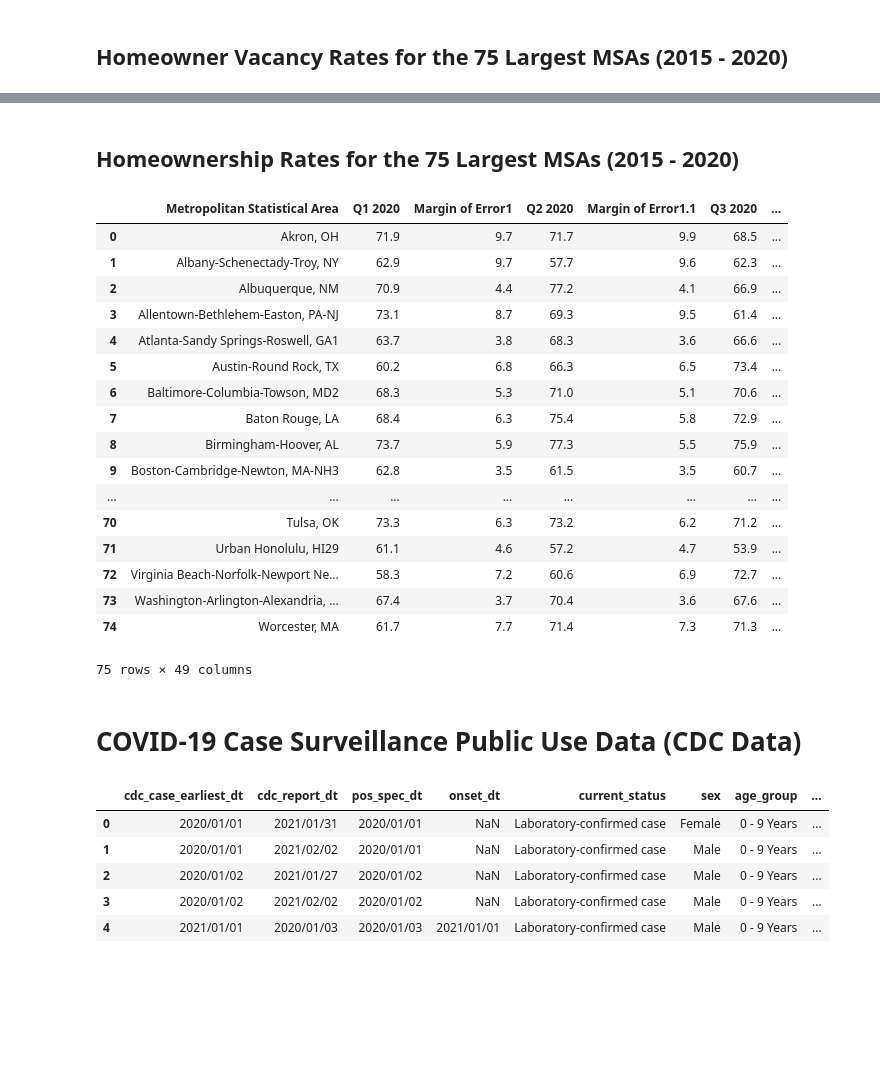
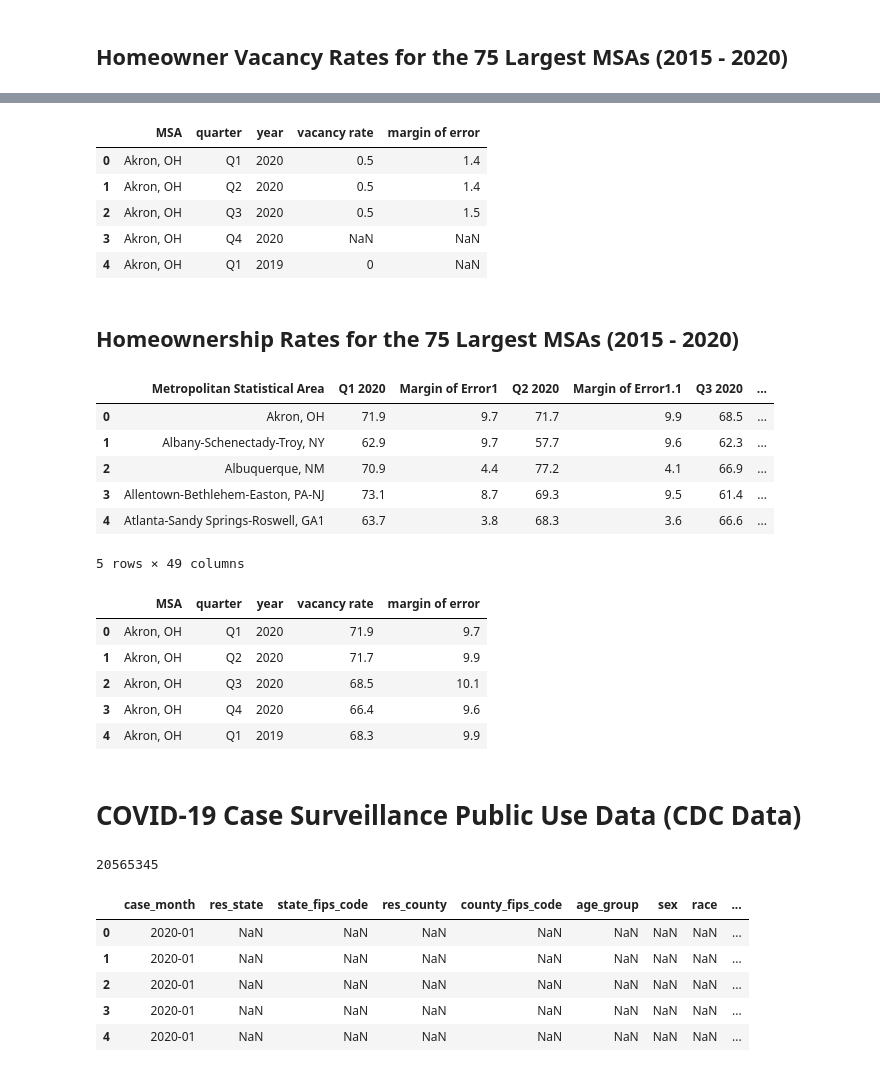
Before and after one commit to jamilao/housing-and-covid19, a Jupyter notebook: notebooks/census-and-covid.ipynb, the cells around one changed output, grey strips where cells are left out. Cells and saved outputs as stored; diff of their text form; code cells hidden in the pictures; blank space fills up the shorter version.

```diff
--- a/notebooks/census-and-covid.ipynb
+++ b/notebooks/census-and-covid.ipynb
@@ -134,35 +112,34 @@ hv_quarters_df.head()
+# %%
+hv_flat_df = flatten_df(homeowner_vacancy_df)
+hv_flat_df.head()
+# %% [output]
+|  | MSA | quarter | year | vacancy rate | margin of error |
+| 0 | Akron, OH | Q1 | 2020 | 0.5 | 1.4 |
+| 1 | Akron, OH | Q2 | 2020 | 0.5 | 1.4 |
+| 2 | Akron, OH | Q3 | 2020 | 0.5 | 1.5 |
+| 3 | Akron, OH | Q4 | 2020 | NaN | NaN |
+| 4 | Akron, OH | Q1 | 2019 | 0 | NaN |
 # %% [markdown]
 ## Homeownership Rates for the 75 Largest MSAs (2015 - 2020)
 # %%
 # import and clean dataset
 homeownership_df = pd.read_csv(interim_homeownership_file)
 homeownership_df["Metropolitan Statistical Area"] = homeownership_df["Metropolitan Statistical Area"
                                                                       ].str.replace('[\.]+','')
 homeownership_df["Metropolitan Statistical Area"] = homeownership_df["Metropolitan Statistical Area"
                                                                       ].str.replace('[\…]+','')
 homeownership_df = homeownership_df.replace('(z)', np.NaN, regex=False)
 homeownership_df = homeownership_df.rename(columns=lambda x: re.sub('First[\s]*Quarter','Q1',x))
 homeownership_df = homeownership_df.rename(columns=lambda x: re.sub('Second[\s]*Quarter','Q2',x))
 homeownership_df = homeownership_df.rename(columns=lambda x: re.sub('Third[\s]*Quarter','Q3',x))
 homeownership_df = homeownership_df.rename(columns=lambda x: re.sub('Fourth[\s]*Quarter','Q4',x))
 homeownership_df = homeownership_df.rename(columns=lambda x: re.sub('[\s]+',' ',x))
-homeownership_df
+homeownership_df.head()
 # %% [output]
 |  | Metropolitan Statistical Area | Q1 2020 | Margin of Error1 | Q2 2020 | Margin of Error1.1 | Q3 2020 | ... |
 | 0 | Akron, OH | 71.9 | 9.7 | 71.7 | 9.9 | 68.5 | ... |
 | 1 | Albany-Schenectady-Troy, NY | 62.9 | 9.7 | 57.7 | 9.6 | 62.3 | ... |
 | 2 | Albuquerque, NM | 70.9 | 4.4 | 77.2 | 4.1 | 66.9 | ... |
 | 3 | Allentown-Bethlehem-Easton, PA-NJ | 73.1 | 8.7 | 69.3 | 9.5 | 61.4 | ... |
 | 4 | Atlanta-Sandy Springs-Roswell, GA1 | 63.7 | 3.8 | 68.3 | 3.6 | 66.6 | ... |
-| 5 | Austin-Round Rock, TX | 60.2 | 6.8 | 66.3 | 6.5 | 73.4 | ... |
-| 6 | Baltimore-Columbia-Towson, MD2 | 68.3 | 5.3 | 71.0 | 5.1 | 70.6 | ... |
-| 7 | Baton Rouge, LA | 68.4 | 6.3 | 75.4 | 5.8 | 72.9 | ... |
-| 8 | Birmingham-Hoover, AL | 73.7 | 5.9 | 77.3 | 5.5 | 75.9 | ... |
-| 9 | Boston-Cambridge-Newton, MA-NH3 | 62.8 | 3.5 | 61.5 | 3.5 | 60.7 | ... |
-| ... | ... | ... | ... | ... | ... | ... | ... |
-| 70 | Tulsa, OK | 73.3 | 6.3 | 73.2 | 6.2 | 71.2 | ... |
-| 71 | Urban Honolulu, HI29 | 61.1 | 4.6 | 57.2 | 4.7 | 53.9 | ... |
-| 72 | Virginia Beach-Norfolk-Newport Ne... | 58.3 | 7.2 | 60.6 | 6.9 | 72.7 | ... |
-| 73 | Washington-Arlington-Alexandria, ... | 67.4 | 3.7 | 70.4 | 3.6 | 67.6 | ... |
-| 74 | Worcester, MA | 61.7 | 7.7 | 71.4 | 7.3 | 71.3 | ... |
-75 rows × 49 columns
+5 rows × 49 columns
@@ -178,13 +146,30 @@ h_quarters_df = homeownership_df[['Metropolitan Statistical Area',
+# %%
+# convert quasi pivot table into flat dataframe
+homeownership_flat_df = flatten_df(homeownership_df)
+homeownership_flat_df.head()
+# %% [output]
+|  | MSA | quarter | year | vacancy rate | margin of error |
+| 0 | Akron, OH | Q1 | 2020 | 71.9 | 9.7 |
+| 1 | Akron, OH | Q2 | 2020 | 71.7 | 9.9 |
+| 2 | Akron, OH | Q3 | 2020 | 68.5 | 10.1 |
+| 3 | Akron, OH | Q4 | 2020 | 66.4 | 9.6 |
+| 4 | Akron, OH | Q1 | 2019 | 68.3 | 9.9 |
 # %% [markdown]
 # COVID-19 Case Surveillance Public Use Data (CDC Data)
 # %%
 # import dataset
 covid_cases_df = pd.read_csv(raw_covid_cases_file)
-covid_cases_df.head()
+
+covid_cases_df.shape[0]
 # %% [output]
-|  | cdc_case_earliest_dt | cdc_report_dt | pos_spec_dt | onset_dt | current_status | sex | age_group | ... |
-| 0 | 2020/01/01 | 2021/01/31 | 2020/01/01 | NaN | Laboratory-confirmed case | Female | 0 - 9 Years | ... |
-| 1 | 2020/01/01 | 2021/02/02 | 2020/01/01 | NaN | Laboratory-confirmed case | Male | 0 - 9 Years | ... |
-| 2 | 2020/01/02 | 2021/01/27 | 2020/01/02 | NaN | Laboratory-confirmed case | Male | 0 - 9 Years | ... |
-| 3 | 2020/01/02 | 2021/02/02 | 2020/01/02 | NaN | Laboratory-confirmed case | Male | 0 - 9 Years | ... |
-| 4 | 2021/01/01 | 2020/01/03 | 2020/01/03 | 2021/01/01 | Laboratory-confirmed case | Male | 0 - 9 Years | ... |
+20565345
+# %%
+geo_covid_cases_df = pd.read_csv(raw_geo_covid_cases_file)
+geo_covid_cases_df.head()
+# %% [output]
+|  | case_month | res_state | state_fips_code | res_county | county_fips_code | age_group | sex | race | ... |
+| 0 | 2020-01 | NaN | NaN | NaN | NaN | NaN | NaN | NaN | ... |
+| 1 | 2020-01 | NaN | NaN | NaN | NaN | NaN | NaN | NaN | ... |
+| 2 | 2020-01 | NaN | NaN | NaN | NaN | NaN | NaN | NaN | ... |
+| 3 | 2020-01 | NaN | NaN | NaN | NaN | NaN | NaN | NaN | ... |
+| 4 | 2020-01 | NaN | NaN | NaN | NaN | NaN | NaN | NaN | ... |
```
Also changed, not shown: parts of 8 cells of this notebook.
